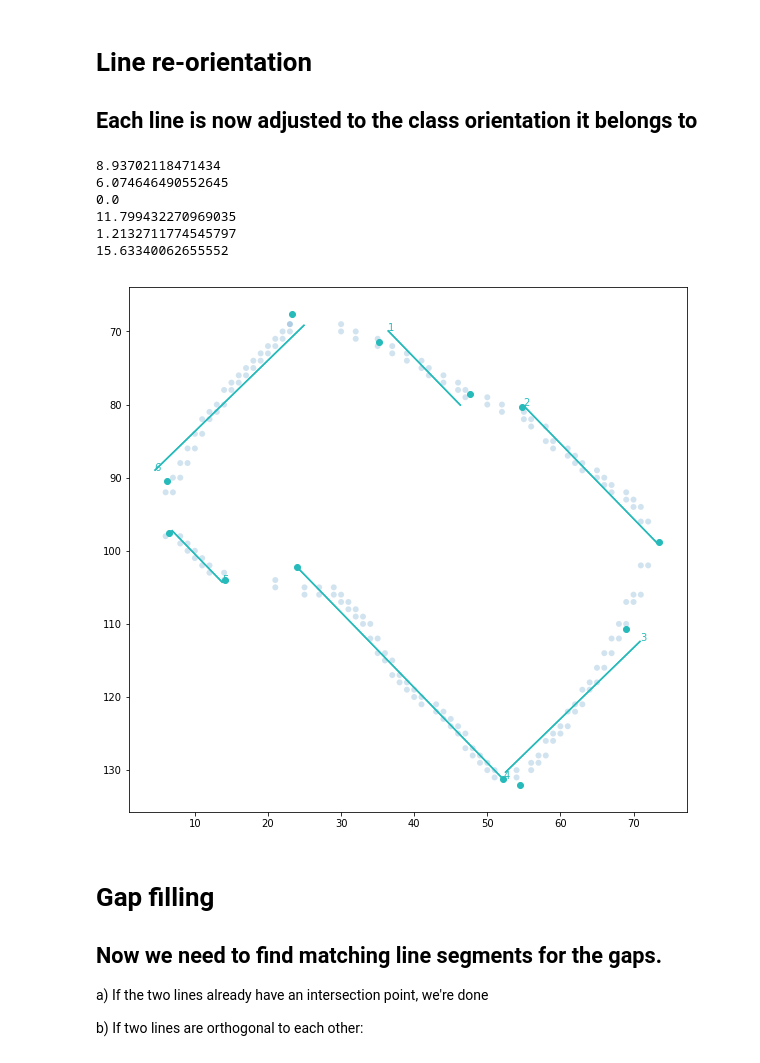
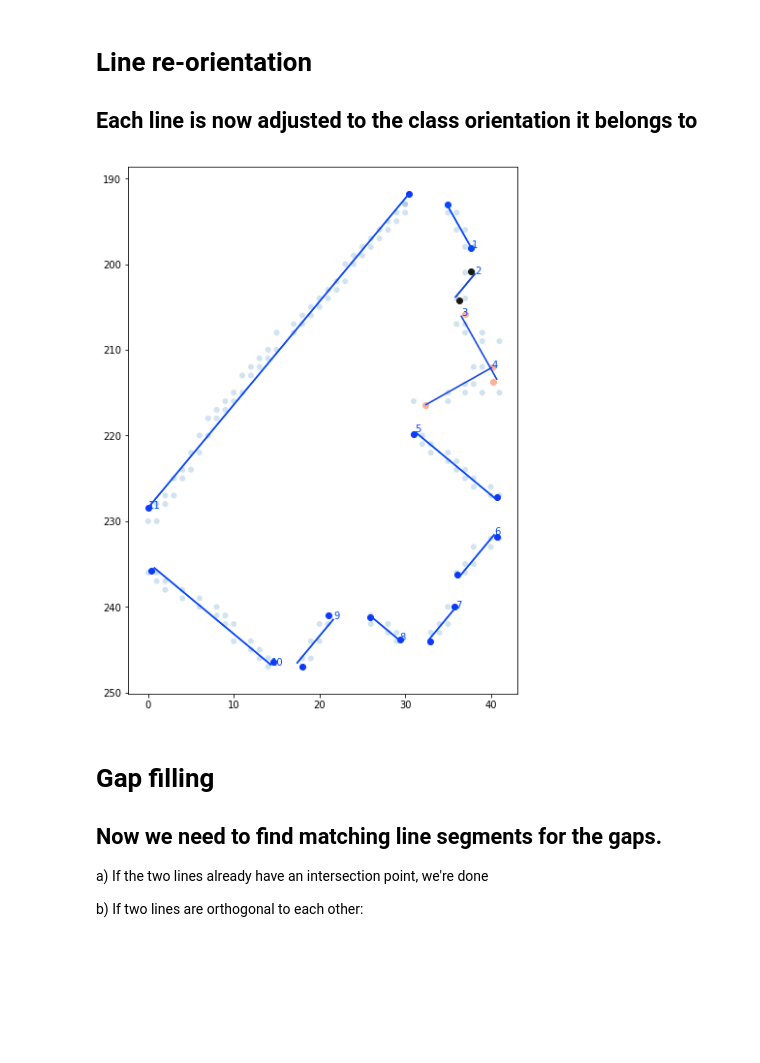
Before and after one commit to mnboos/osm-instance-segmentation, a Jupyter notebook: Regularization.ipynb, the cells around one changed output. Drawn from its saved outputs; the diff is of its cells as text; code cells hidden in the pictures; blank space fills up the shorter version.

```diff
--- a/Regularization.ipynb
+++ b/Regularization.ipynb
@@ -68,12 +68,8 @@ from core.utils import MarchingSquares
 # m = MarchingSquares.from_file(p)
 # points = m.find_contour(approximization_tolerance=approximization_tolerance)
 # main_orientation, _ = m.main_orientation(angle_in_degrees=True)
-# print(main_orientation)
 
-main_orientation = 0
-points = point_sets[2]
-
-ls = rotate(LineString([(-100,0),(100,0)]), main_orientation+90)
+points = point_sets[0]
 
 x = np.asarray(list(map(lambda p: p[0], points)))
 y = np.asarray(list(map(lambda p: p[1], points)))
@@ -83,10 +79,6 @@ ax.set(aspect='equal')
 ax.imshow(image, alpha=0.2)
 ax.scatter(x, y, alpha=0.3, edgecolors='none')
 plt.plot(x, y, color="red", alpha=0.6)
-# plt.plot(*ls.coords.xy)
-
-# lc = mc.LineCollection([ls.coords])
-# ax.add_collection(lc)
 
 ax.legend()
 ax.grid(True)
@@ -152,17 +144,18 @@ fig, ax = plt.subplots(figsize=(10,10))
 ax.set(aspect='equal')
 ax.scatter(x, y, alpha=0.1, edgecolors='none')
 
-new_groups = copy.deepcopy(grouped_lines)
-group_neighbours(new_groups, neighbour_distance_threshold=neighbour_distance_threshold)
-
+grouped_lines = group_by_orientation(lines.copy(), angle_parallelity_threshold=angle_parallelity_threshold)
+group_neighbours(grouped_lines, neighbour_distance_threshold=neighbour_distance_threshold)
 grouped = groupby(lines, key=lambda l: l.neighbourhood)
 for k, g in grouped:
     group = list(g)
     color = np.random.rand(3,)
+    for l in group:
+        txt = "line={}, ci={}°, neighbourhood={}".format(l.nr, int(l.orientation), str(k)[:3])
+        text(l.p1[0], l.p1[1], txt)
     lc = mc.LineCollection(map(lambda l: l.coords, group), colors=color)
     ax.add_collection(lc)
-    txt = "nr={}, neighbourhood={}".format(group[0].nr, str(k)[:8])
-    text(group[0].p1[0], group[0].p1[1], txt, color=color)
+    txt = "nr={}, neighbourhood={}".format(group[0].nr, str(group[0].neighbourhood)[:8])
 
 plt.gca().invert_yaxis()
 # %% [output]
@@ -178,7 +173,7 @@ from itertools import groupby
 updated_lines = copy.deepcopy(lines)
 groups = group_by_orientation(updated_lines, angle_parallelity_threshold=angle_parallelity_threshold)
 group_neighbours(groups, neighbour_distance_threshold=15)
-# update_neighbourhoods(updated_lines, window_size=window_size, reassignment_threshold=reassignment_threshold)
+update_neighbourhoods(updated_lines, window_size=window_size, reassignment_threshold=reassignment_threshold)
 
 fig, ax = plt.subplots(figsize=(10,10))
 ax.set(aspect='equal')
@@ -192,10 +187,11 @@ for k, g in grouped:
     lc = mc.LineCollection(map(lambda l: l.coords, line_group), colors=color)
     ax.add_collection(lc)
 
-    txt = "nr={}, neighbourhood={}, ci={}°, ortho={}".format(line_group[0].nr,
+    ori_text = "Orthogonal" if line_group[0].orthogonal else "Parallel"
+    txt = "nr={}, neighbourhood={}, ci={}°, {}".format(line_group[0].nr,
                                                   str(line_group[0].neighbourhood)[:8],
                                                   int(line_group[0].orientation),
-                                                  line_group[0].orthogonal)
+                                                  ori_text)
     text(line_group[0].p1[0], line_group[0].p1[1], txt, color=color)
 plt.gca().invert_yaxis()
 # %% [output]
@@ -226,7 +222,8 @@ ax.scatter(x, y, alpha=0.2, edgecolors='none')
 # ax.set_xlim(-50, 250)
 # ax.set_ylim(-50, 250)
 outline = []
-grouped_orientation = groupby(updated_lines, key=lambda l: l.orientation)
+# grouped_orientation = groupby(updated_lines, key=lambda l: l.orientation)
+grouped_orientation = groupby(lines, key=lambda l: l.orientation)
 for k, g in grouped_orientation:
 #     print(k)
     subgroup = list(g)
@@ -242,9 +239,6 @@ for k, g in grouped_orientation:
 
         angle_delta = target_angle - current_angle
         angle_delta = min(angle_delta, angle_delta%180)
-#         if (angle_delta < 0):
-#             angle_delta %= 90
-        print(angle_delta)
 #         print("Main angle: {}, target angle (ortho={}): {}, current angle: {}, delta: {}".format(int(np.round(k)),
 #                                                                                              seg.orthogonal,
 #                                                                                              int(np.round(target_angle)),
@@ -259,40 +253,34 @@ for k, g in grouped_orientation:
 
         fitted_line_new = [(xs[0], ys[0]), (xs[1], ys[1])]
 
         new_line = Line(nr, *fitted_line_new)
         new_line.set_orientation(target_angle)
         outline.append(new_line)
         lc = mc.LineCollection([fitted_line_new], colors=color)
         ax.add_collection(lc)
         plt.scatter(lx, ly, color=color)
 #         text(fitted_line_new[0][0], fitted_line_new[0][1], str(seg.nr), color=color)
 
 # This step is important: The points are arranged in CCW order
 lines_reordered = [outline.pop()]
 while outline:
     line = outline.pop()
     p_1 = min(line.coords, key=lambda p: geometry.Point(p).distance(geometry.Point(lines_reordered[-1].p2)))
     p_2 = line.coords[1] if p_1 == line.coords[0] else line.coords[0]
     next_line = Line(line.nr, p_1, p_2)
     next_line.set_orientation(line.orientation)
     lines_reordered.append(next_line)
 
 outline = lines_reordered
 for idx, line in enumerate(outline):
     text(line.p1[0], line.p1[1], (idx+1), color=color)
 
 lc = mc.LineCollection(map(lambda l: l.coords, outline), colors=color)
 ax.add_collection(lc)
 
 plt.gca().invert_yaxis()
 # %% [output]
-8.93702118471434
-6.074646490552645
-0.0
-11.799432270969035
-1.2132711774545797
-15.63340062655552
-[figure, old version]
+[figure, new version]
 # %% [markdown]
 # Gap filling
 ## Now we need to find matching line segments for the gaps.
```
Also changed, not shown: parts of 7 cells of this notebook.
